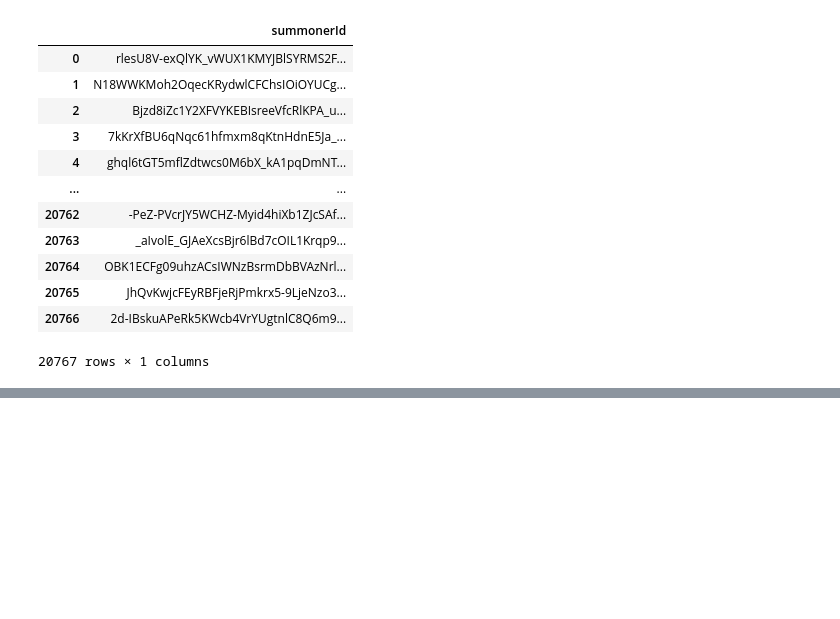
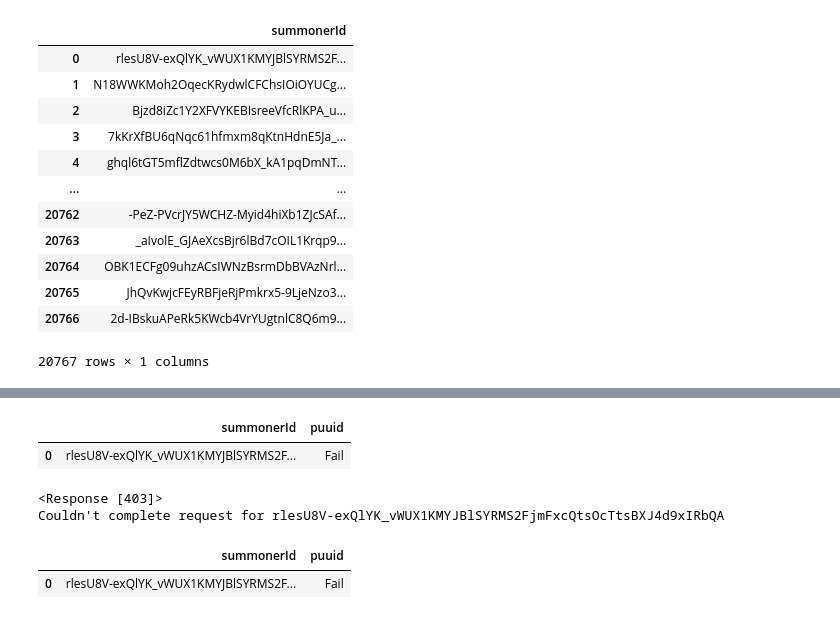
Before and after one commit to calebeurich/lol-helper, a Jupyter notebook: pull_all_sums.ipynb, the cells around one changed output, grey strips where cells are left out. Drawn from its saved outputs; the diff is of its cells as text; code cells hidden in the pictures; blank space fills up the shorter version.

Commit message:
troubleshooting puuid API calls

```diff
--- a/pull_all_sums.ipynb
+++ b/pull_all_sums.ipynb
@@ -149,3 +147,7 @@ sums_df
 20767 rows × 1 columns
 # %%
 sums_df.to_csv("all_wanted_summoner_ids.csv")
+# %%
+sums_df = pd.read_csv("all_wanted_summoner_ids.csv")
+sums_df = sums_df[['summonerId']]
+sums_df
@@ -151,0 +168,6 @@ sums_df.to_csv("all_wanted_summoner_ids.csv")
+# %%
+sums_df = sums_df.head(1)
+sums_df
+# %% [output]
+|  | summonerId | puuid |
+| 0 | rlesU8V-exQlYK_vWUX1KMYJBlSYRMS2F... | Fail |
@@ -151,0 +187,8 @@ sums_df.to_csv("all_wanted_summoner_ids.csv")
+# %%
+sums_df['puuid'] = sums_df["summonerId"].apply(get_puuid)
+sums_df
+# %% [output]
+<Response [403]>
+Couldn't complete request for rlesU8V-exQlYK_vWUX1KMYJBlSYRMS2FjmFxcQtsOcTtsBXJ4d9xIRbQA
+|  | summonerId | puuid |
+| 0 | rlesU8V-exQlYK_vWUX1KMYJBlSYRMS2F... | Fail |
```
Also changed, not shown: parts of 6 cells of this notebook.
